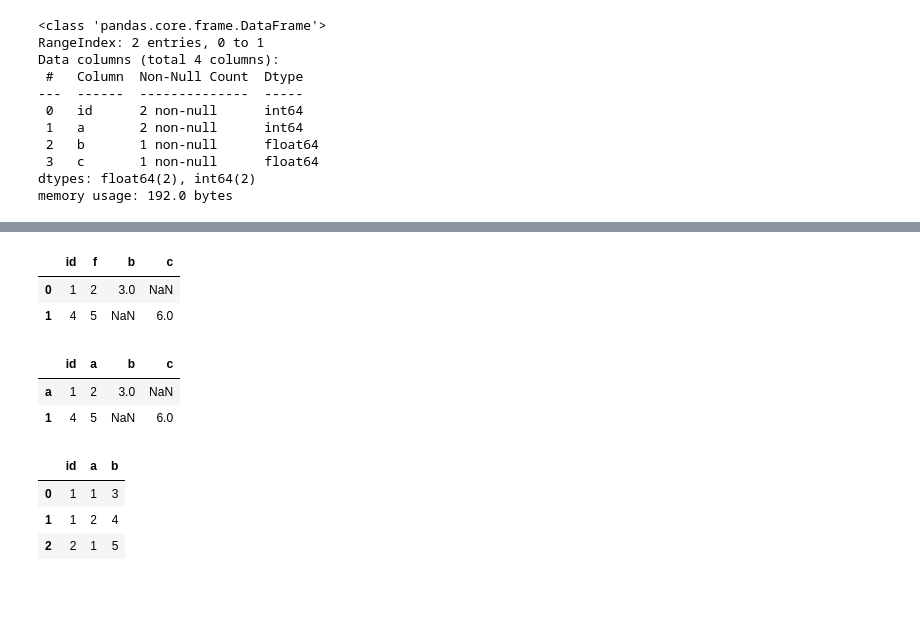
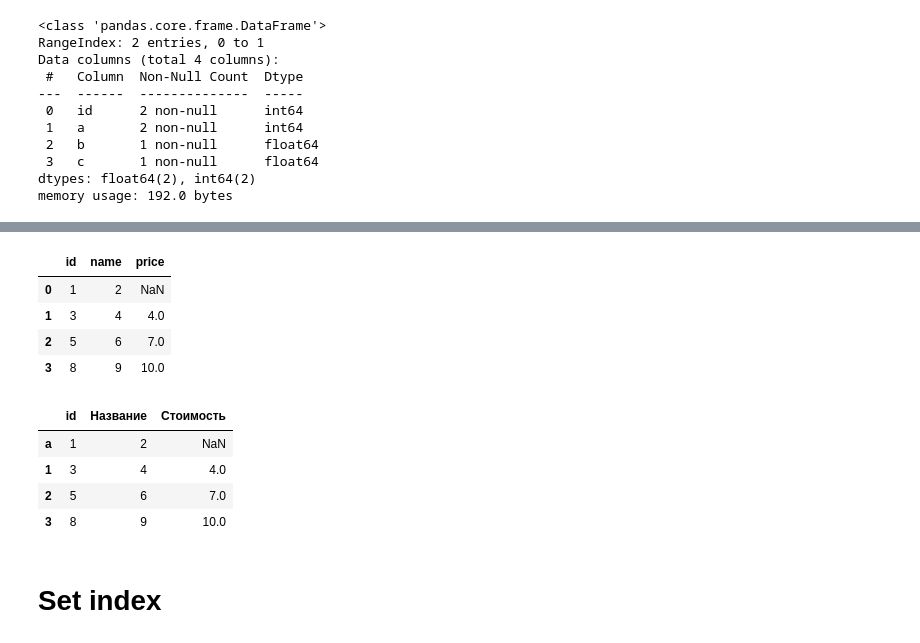
Before and after one commit to rassafel/PythonAI-learn-2022-2023, a Jupyter notebook: pandas_work.ipynb, the cells around one changed output, grey strips where cells are left out. Drawn from its saved outputs; the diff is of its cells as text; code cells hidden in the pictures; blank space fills up the shorter version.

```diff
--- a/pandas_work.ipynb
+++ b/pandas_work.ipynb
@@ -147,0 +150,6 @@ memory usage: 192.0 bytes
+# %%
+df = pd.DataFrame([{'id': 1, 'Название': 2},
+                   {'id': 3, 'Название': 4, 'Стоимость': 4},
+                   {'id': 5, 'Название': 6, 'Стоимость': 7},
+                   {'id': 8, 'Название': 9, 'Стоимость': 10}])
+df
@@ -148,24 +162,21 @@ memory usage: 192.0 bytes
 # %%
-df.rename({'a': 'f'}, axis=1) # Переименование столбца
+df.rename({'Название': 'name', 'Стоимость': 'price'}, axis=1) # Переименование столбца
 # %% [output]
-|  | id | f | b | c |
-| 0 | 1 | 2 | 3.0 | NaN |
-| 1 | 4 | 5 | NaN | 6.0 |
+|  | id | name | price |
+| 0 | 1 | 2 | NaN |
+| 1 | 3 | 4 | 4.0 |
+| 2 | 5 | 6 | 7.0 |
+| 3 | 8 | 9 | 10.0 |
 # %%
 df.rename({0: 'a'}, axis=0) # Переименование индекса
 # %% [output]
-|  | id | a | b | c |
-| a | 1 | 2 | 3.0 | NaN |
-| 1 | 4 | 5 | NaN | 6.0 |
+|  | id | Название | Стоимость |
+| a | 1 | 2 | NaN |
+| 1 | 3 | 4 | 4.0 |
+| 2 | 5 | 6 | 7.0 |
+| 3 | 8 | 9 | 10.0 |
-# %%
-df = pd.DataFrame([[1, 1, 3], [1, 2, 4], [2, 1, 5]],
-                  columns=['id', 'a', 'b'])
-df
-# %% [output]
-|  | id | a | b |
-| 0 | 1 | 1 | 3 |
-| 1 | 1 | 2 | 4 |
-| 2 | 2 | 1 | 5 |
+# %% [markdown]
+# Set index
 # %%
 df.set_index('id') # Использование столбца как идентификатор
 # %% [output]
```
Also changed, not shown: parts of 37 cells of this notebook.
